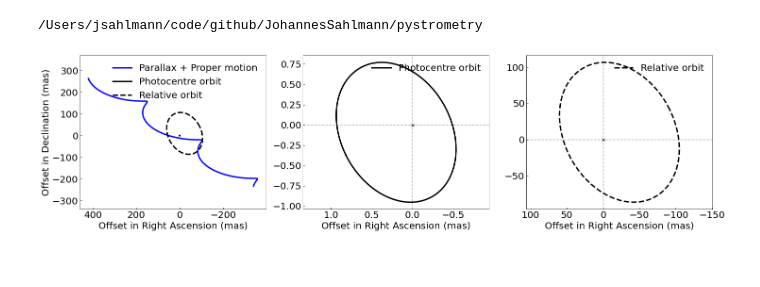
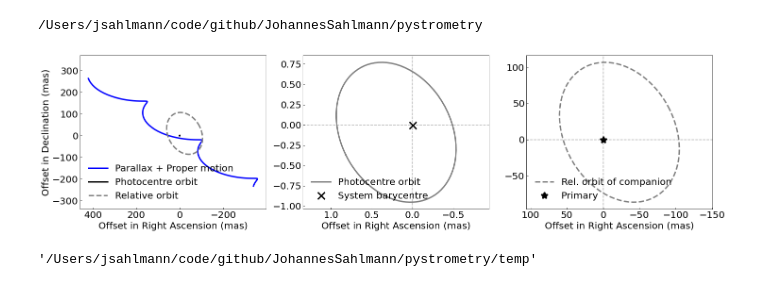
Before and after one commit to Johannes-Sahlmann/pystrometry, a Jupyter notebook: notebooks/2_exoplanet_example_orbit.ipynb, the cells around one changed output. Saved outputs shown, nothing was run; the diff lists cells and outputs as text; code cells hidden in the pictures.

```diff
--- a/notebooks/2_exoplanet_example_orbit.ipynb
+++ b/notebooks/2_exoplanet_example_orbit.ipynb
@@ -85,40 +85,46 @@ fig, axes = pl.subplots(n_figure_rows, n_figure_columns,
                         facecolor='w', edgecolor='k', sharex=share_axes,
                         sharey=share_axes)
 
 axes[0].plot(delta_ra_star_mas, delta_dec_mas, 'k-', lw=line_width, color=line_color, ls=line_style, label='Parallax + Proper motion')
 axes[0].set_ylabel('Offset in Declination (mas)')
 
 timestamps_curve_1D, cpsi_curve, spsi_curve, xi_curve, yi_curve = get_cpsi_spsi_for_2Dastrometry( t_mjd )
 phi0_curve = orb.photocenter_orbit(timestamps_curve_1D, spsi_curve, cpsi_curve)
+phi0_curve_relative = orb.relative_orbit_fast(timestamps_curve_1D, spsi_curve, cpsi_curve, shift_omega_by_pi = True)
+
+orbit_colour = '0.5'
 axes[0].plot(phi0_curve[xi_curve], phi0_curve[yi_curve],'k--', lw=line_width, color='k', ls=line_style, label='Photocentre orbit')
-axes[0].plot(phi0_curve_relative[xi_curve], phi0_curve_relative[yi_curve],'k--', lw=line_width, color='k', ls='--', label='Relative orbit')
+axes[0].plot(phi0_curve_relative[xi_curve], phi0_curve_relative[yi_curve],'k--', lw=line_width, color=orbit_colour, ls='--', label='Relative orbit')
 
-axes[1].plot(phi0_curve[xi_curve], phi0_curve[yi_curve],'k--', lw=line_width, color='k', ls=line_style, label='Photocentre orbit')
+axes[1].plot(phi0_curve[xi_curve], phi0_curve[yi_curve],'k--', lw=line_width, color=orbit_colour, ls=line_style, label='Photocentre orbit')
+axes[1].plot(0,0,'kx', ms=15, mew=3, label='System barycentre')
 
-
-phi0_curve_relative = orb.relative_orbit_fast(timestamps_curve_1D, spsi_curve, cpsi_curve, shift_omega_by_pi = True)
-axes[2].plot(phi0_curve_relative[xi_curve], phi0_curve_relative[yi_curve],'k--', lw=line_width, color='k', ls='--', label='Relative orbit')
+axes[2].plot(phi0_curve_relative[xi_curve], phi0_curve_relative[yi_curve],'k--', lw=line_width, color=orbit_colour, ls='--', label='Rel. orbit of companion')
+axes[2].plot(0,0,'k*', ms=15, mew=3, label='Primary')
 
 
 for ax in axes:
-    ax.legend(loc=1, fancybox=True, framealpha=0.)
+    ax.legend(loc=3, fancybox=True, framealpha=0.)
     ax.axis('equal')
     ax.set_xlabel('Offset in Right Ascension (mas)')
     ax.invert_xaxis()
 
 for ax in axes[1:]:
-    ax.plot(0,0,'kx')
     ax.axhline(y=0,color='0.7',ls='--',zorder=-50)
     ax.axvline(x=0,color='0.7',ls='--',zorder=-50)
 
 
 
 pl.show()
 if save_plot:
     figure_file_name = os.path.join(TEMPORARY_DIR, 'example_orbit.png')
     fig.savefig(figure_file_name, transparent=True, bbox_inches='tight', pad_inches=0.05)
 # axes[1].axis('equal')
 # %% [output]
-[figure, old version]
+[figure, new version]
+# %%
+TEMPORARY_DIR
+# %% [output]
+'/Users/jsahlmann/code/github/JohannesSahlmann/pystrometry/temp'
 # %%
 1/0
```
Also changed, not shown: parts of 1 cell of this notebook, 1 other file.
